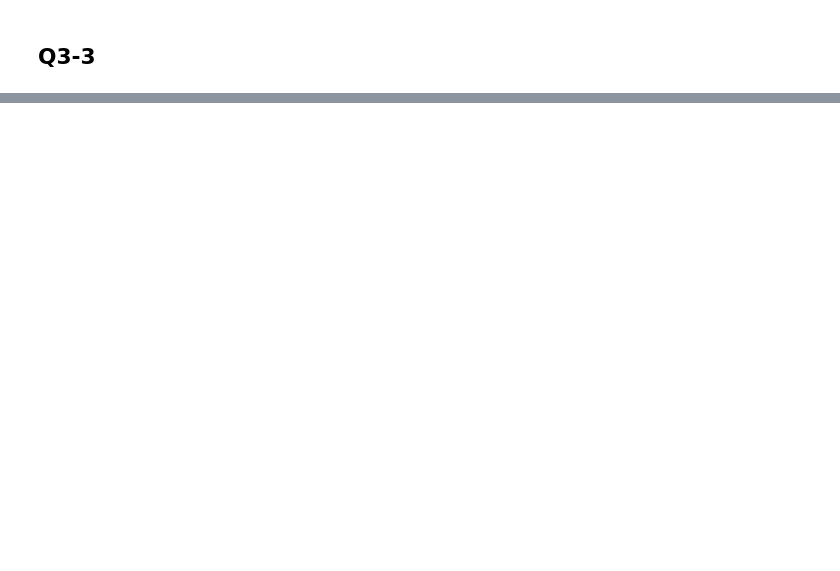
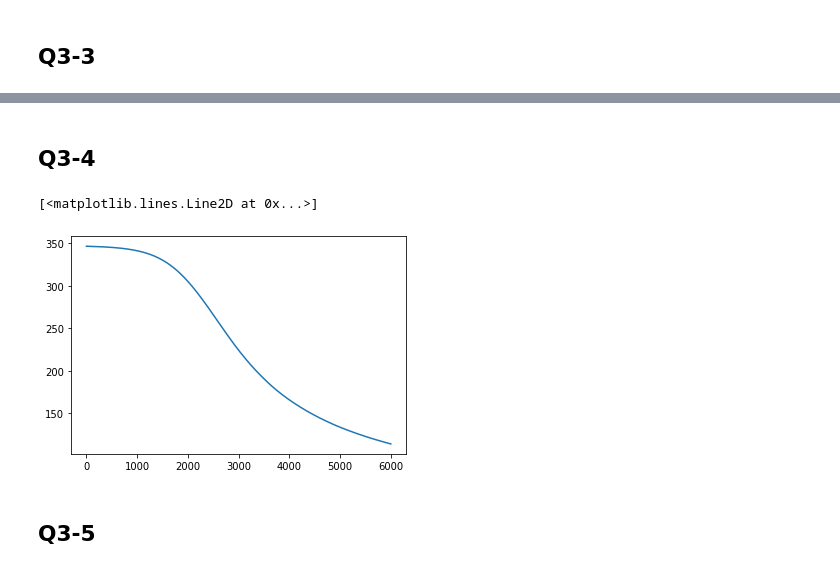
Before and after one commit to ziheyang/2020Fall, a Jupyter notebook: ANLY590-Neural Nets/hw2/hw2.ipynb, the cells around one changed output, grey strips where cells are left out. Drawn from its saved outputs; the diff is of its cells as text; code cells hidden in the pictures; blank space fills up the shorter version.

```diff
--- a/ANLY590-Neural Nets/hw2/hw2.ipynb
+++ b/ANLY590-Neural Nets/hw2/hw2.ipynb
@@ -207,12 +209,12 @@ plt.plot(x,y,'-o')
 np.random.seed(10)
 iters = 10
 rate = 5e-4
-eps = 5e-4
-traj = grad_descent_with_momentum(iterations=iters, epsilon=eps, alpha=rate)
+alpha = 0.001
+traj = grad_descent_with_momentum_1(iterations=iters, learning_rate=rate, alpha=alpha)
 
 x = traj[iters-1][0]
 y = traj[iters-1][1]
 z = (3-x**3) + 50*(2*y**2 - x)**2
 
-print("The minimum is {0:.4f} after {1} iterations with learning rate {2} and epsilon {3}".format(z, iters, rate, eps))
+print("The minimum is {0:.4f} after {1} iterations with learning rate {2} and hyperparameter alpha {3}".format(z, iters, rate, alpha))
 # %% [output]
@@ -259,3 +261,11 @@ def yhat(x, W, b, v, c):
 
 def binary_xent_residual(y, y_hat):
     return (y/y_hat - (1-y)/(1-y_hat))
+
+def pack_params(param_vec):
+    w_11, w_12, w_13, w_14, w_21, w_22, w_23, w_24, b_1, b_2, b_3, b_4, v_1, v_2, v_3, v_4, c = param_vec
+    W = np.array([[w_11, w_12, w_13, w_14],[w_21, w_22, w_23, w_24]])
+    b = np.array([b_1, b_2, b_3, b_4])
+    v = np.array([v_1, v_2, v_3, v_4])
+    c = np.array([c])
+    return((W, b, v, c))
@@ -283,10 +271,0 @@ def grad_f(x, y, params):
-# %%
-x = np.matrix([-1.24999393, -4.41497247])
-y = np.matrix([0])
-
-W = np.matrix([[1, -1, 0, 1], [0, 0, 0.5, 1]])
-b = np.matrix([0, 0, 1, 0])
-v = np.matrix([1, 0, -1, 1]).T
-c = np.matrix([1])
-
-params = W, b, v, c
@@ -310,0 +317,2 @@ plt.scatter(x[:,0],x[:,1],c=y)
+# %% [markdown]
+## Q3-4
@@ -310,0 +332,21 @@ plt.scatter(x[:,0],x[:,1],c=y)
+# %%
+def grad_descent_2(x, y,  iterations=10, learning_rate=1e-2):
+    np.random.seed(10)
+    point = np.random.uniform(-.1,.1,size=17).astype("float128")
+    trajectory = [point]
+    losses = [loss(y, yhat(x, *pack_params(point)))]
+
+    for i in range(iterations):
+        grad = grad_f_2(point, x, y)
+        point = point + learning_rate * grad
+        trajectory.append(point)
+        losses.append(loss(y, yhat(x, *pack_params(point))))
+    return (np.array(trajectory), losses)
+# %%
+traj, losses = grad_descent_2(x, y, iterations=6000,learning_rate=1e-2)
+plt.plot(losses)
+# %% [output]
+[<matplotlib.lines.Line2D at 0x...>]
+[figure, added]
+# %% [markdown]
+## Q3-5
```
Also changed, not shown: parts of 20 cells of this notebook.
